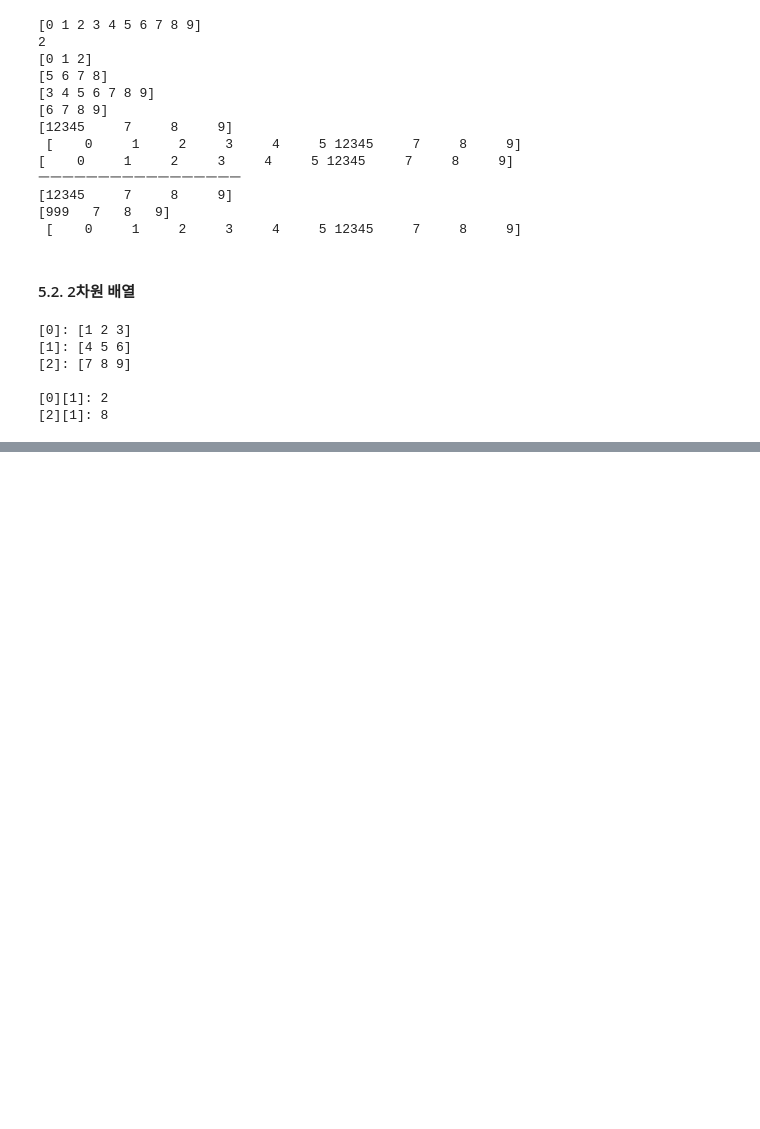
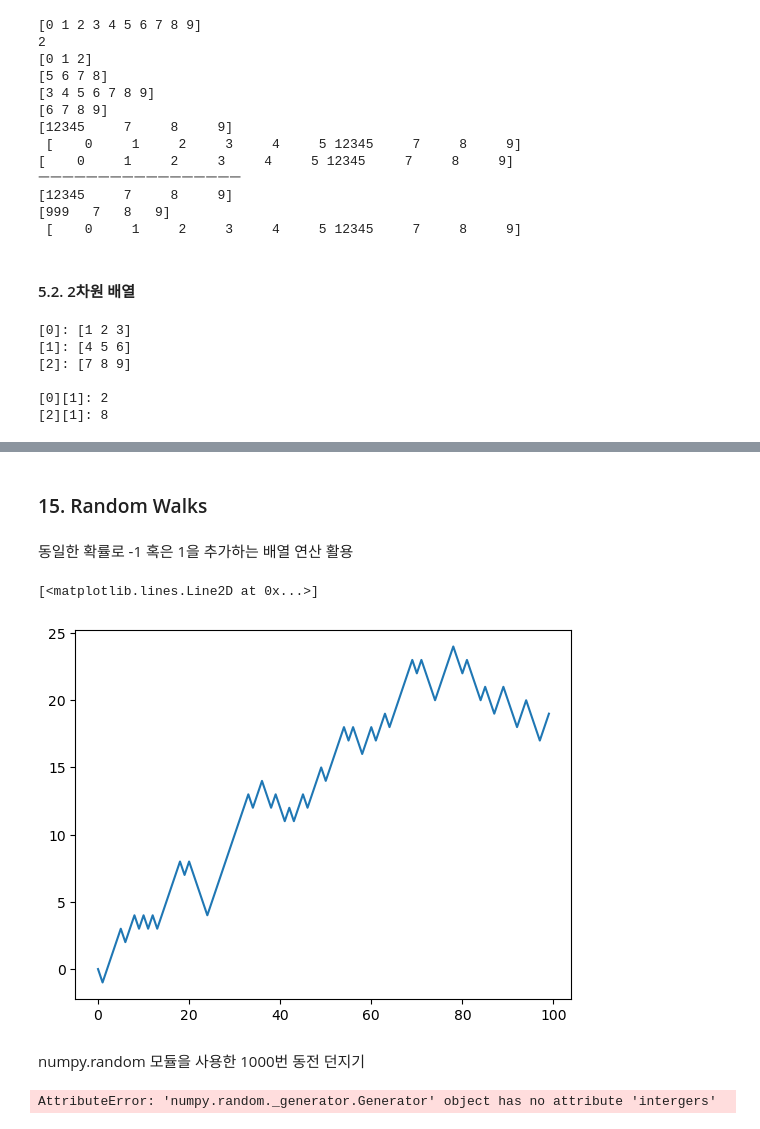
Before and after one commit to saub03/Data-Science-Deep-Dive, a Jupyter notebook: 01_Python_Data_Analysis/Jun/260308_W1_Python_Numpy/01_NumPy_Basics.ipynb, the cells around one changed output, grey strips where cells are left out. Saved outputs shown, nothing was run; the diff lists cells and outputs as text; code cells hidden in the pictures; blank space fills up the shorter version.

```diff
--- a/01_Python_Data_Analysis/Jun/260308_W1_Python_Numpy/01_NumPy_Basics.ipynb
+++ b/01_Python_Data_Analysis/Jun/260308_W1_Python_Numpy/01_NumPy_Basics.ipynb
@@ -326,0 +967,30 @@ print(f"[2][1]: {arr[2][1]}") # [7, 8, 9] 의 8이 출력됨
+# %% [markdown]
+### 15. Random Walks
+# %% [markdown]
+동일한 확률로 -1 혹은 1을 추가하는 배열 연산 활용
+# %%
+import random
+
+position = 0
+walk = [position]
+nsteps = 1000
+for _ in range(nsteps):
+    step = 1 if random.randint(0, 1) else -1
+    position += step
+    walk.append(position)
+
+plt.plot(walk[:100])
+# %% [output]
+[<matplotlib.lines.Line2D at 0x...>]
+[figure, added]
+# %% [markdown]
+numpy.random 모듈을 사용한 1000번 동전 던지기
+# %%
+nsteps = 1000
+rng = np.random.default_rng(seed=12345)
+draws = rng.intergers(0, 2, size=nsteps) # 0과 1 사이의 정수를 nsteps 개수만큼 생성함
+steps = np.where(draws == 0, 1 -1) # draws의 요소가 0이면 1, 아니면 -1로 바꿔줌
+walk = steps.cumsum() # steps의 누적합을 계산함. walk는 steps의 각 요소를 순차적으로 더한 결과를 담은 배열이 됨
+plt.plot(walk[:100])
+# %% [output]
+AttributeError: 'numpy.random._generator.Generator' object has no attribute 'intergers'
```
Also changed, not shown: parts of 55 cells of this notebook, 3 other files.
